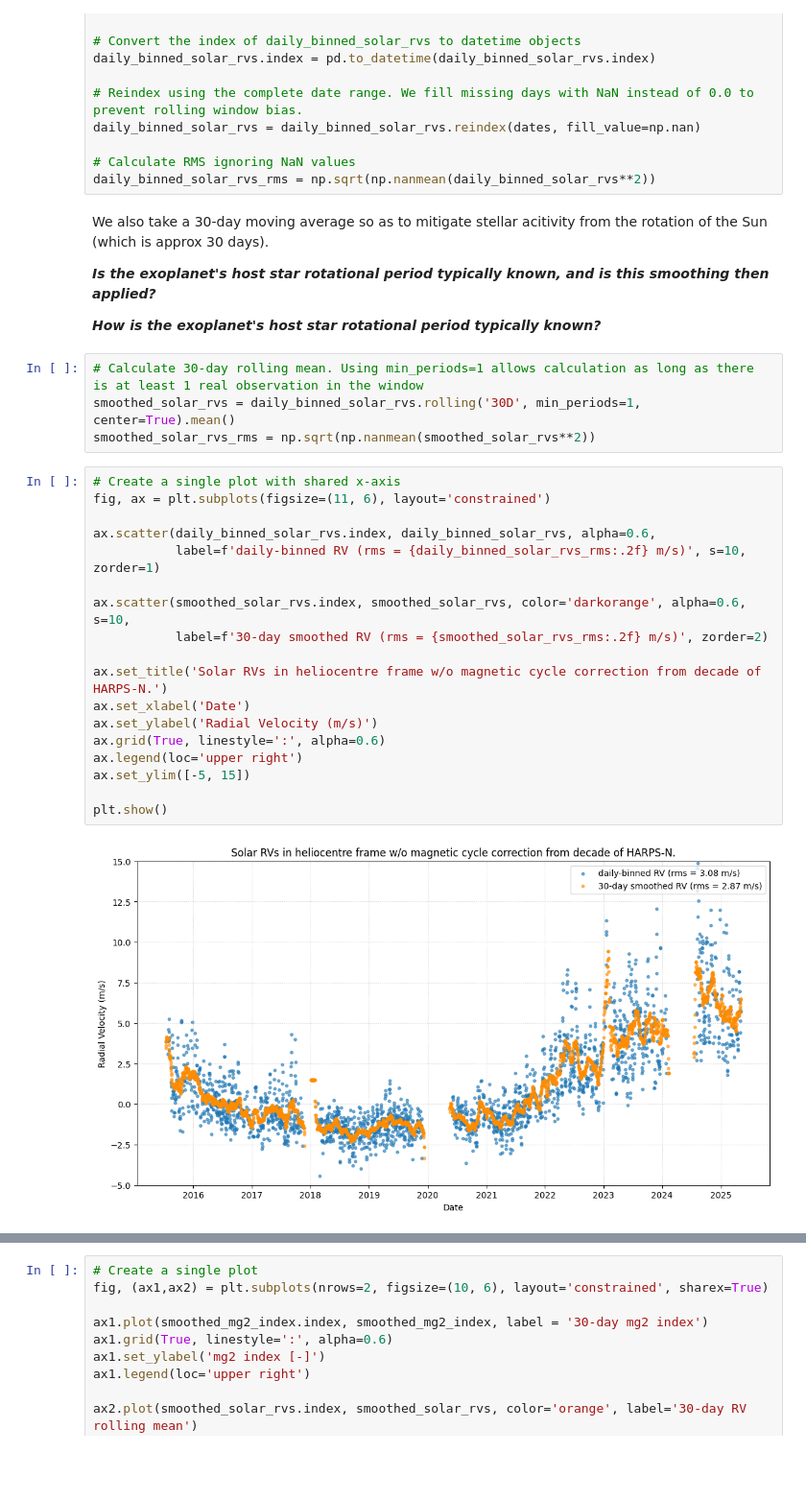
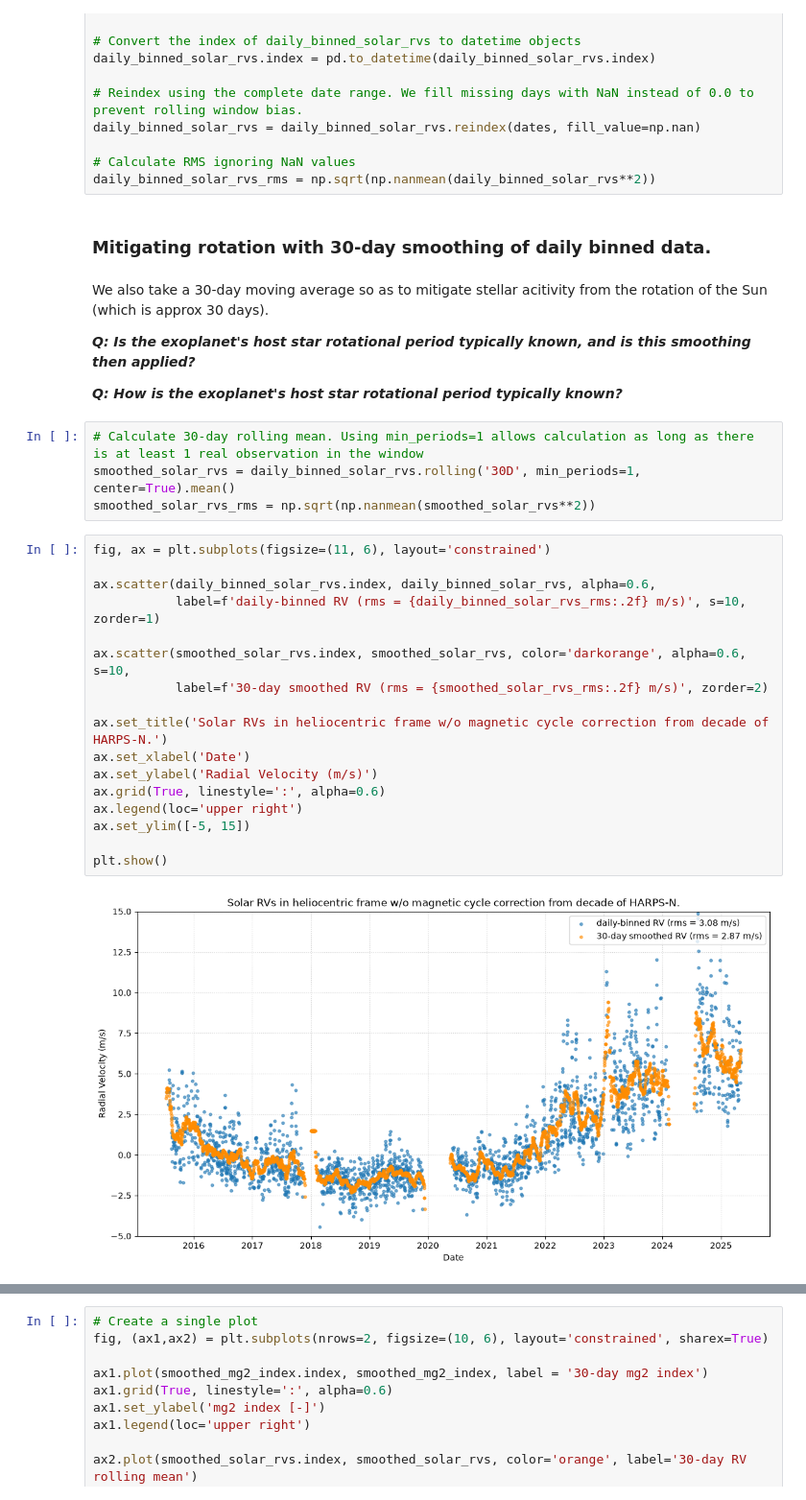
Before and after one commit to EnisGerxhalija/simulated_rv_data, a Jupyter notebook: rv_with_stellar_activity.ipynb, the cells around one changed output, grey strips where cells are left out. Shown at 96% size. Cells and saved outputs as stored; diff of their text form; blank space fills up the shorter version.

```diff
--- a/rv_with_stellar_activity.ipynb
+++ b/rv_with_stellar_activity.ipynb
@@ -39,34 +47,35 @@ daily_binned_solar_rvs = daily_binned_solar_rvs.reindex(dates, fill_value=np.nan
 
 # Calculate RMS ignoring NaN values
 daily_binned_solar_rvs_rms = np.sqrt(np.nanmean(daily_binned_solar_rvs**2))
+# %% [markdown]
+### Mitigating rotation with 30-day smoothing of daily binned data.
 # %% [markdown]
 We also take a 30-day moving average so as to mitigate stellar acitivity from the rotation of the Sun (which is approx 30 days).
 
-***Is the exoplanet's host star rotational period typically known, and is this smoothing then applied?***
+***Q: Is the exoplanet's host star rotational period typically known, and is this smoothing then applied?***
 
-***How is the exoplanet's host star rotational period typically known?***
+***Q: How is the exoplanet's host star rotational period typically known?***
 # %%
 # Calculate 30-day rolling mean. Using min_periods=1 allows calculation as long as there is at least 1 real observation in the window
 smoothed_solar_rvs = daily_binned_solar_rvs.rolling('30D', min_periods=1, center=True).mean()
 smoothed_solar_rvs_rms = np.sqrt(np.nanmean(smoothed_solar_rvs**2))
 # %%
-# Create a single plot with shared x-axis
 fig, ax = plt.subplots(figsize=(11, 6), layout='constrained')
 
 ax.scatter(daily_binned_solar_rvs.index, daily_binned_solar_rvs, alpha=0.6,
            label=f'daily-binned RV (rms = {daily_binned_solar_rvs_rms:.2f} m/s)', s=10, zorder=1)
 
 ax.scatter(smoothed_solar_rvs.index, smoothed_solar_rvs, color='darkorange', alpha=0.6, s=10,
            label=f'30-day smoothed RV (rms = {smoothed_solar_rvs_rms:.2f} m/s)', zorder=2)
 
-ax.set_title('Solar RVs in heliocentre frame w/o magnetic cycle correction from decade of HARPS-N.')
+ax.set_title('Solar RVs in heliocentric frame w/o magnetic cycle correction from decade of HARPS-N.')
 ax.set_xlabel('Date')
 ax.set_ylabel('Radial Velocity (m/s)')
 ax.grid(True, linestyle=':', alpha=0.6)
 ax.legend(loc='upper right')
 ax.set_ylim([-5, 15])
 
 plt.show()
 # %% [output]
-[figure, old version]
+[figure, new version]
 # %% [markdown]
```
Also changed, not shown: parts of 22 cells of this notebook.
